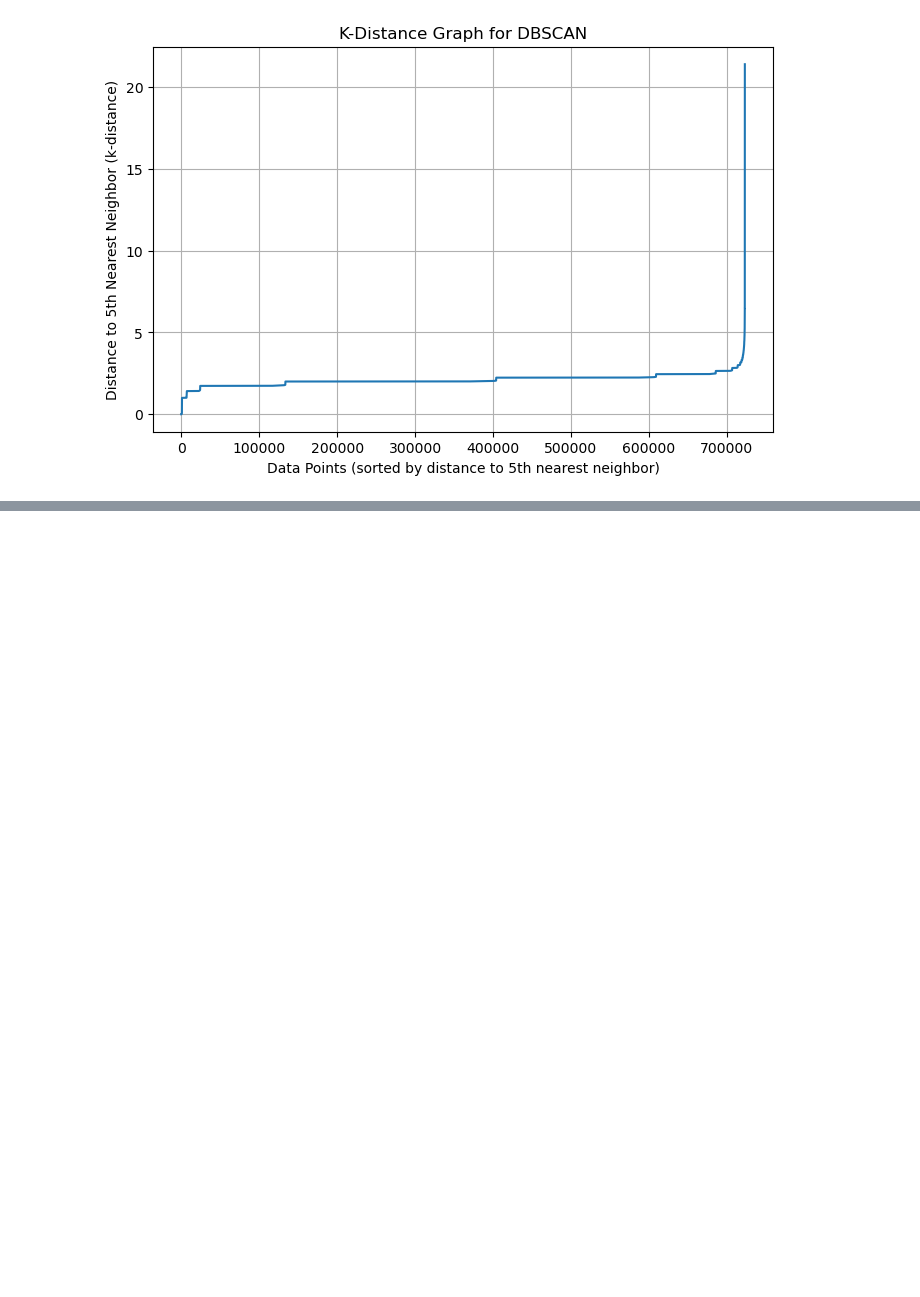
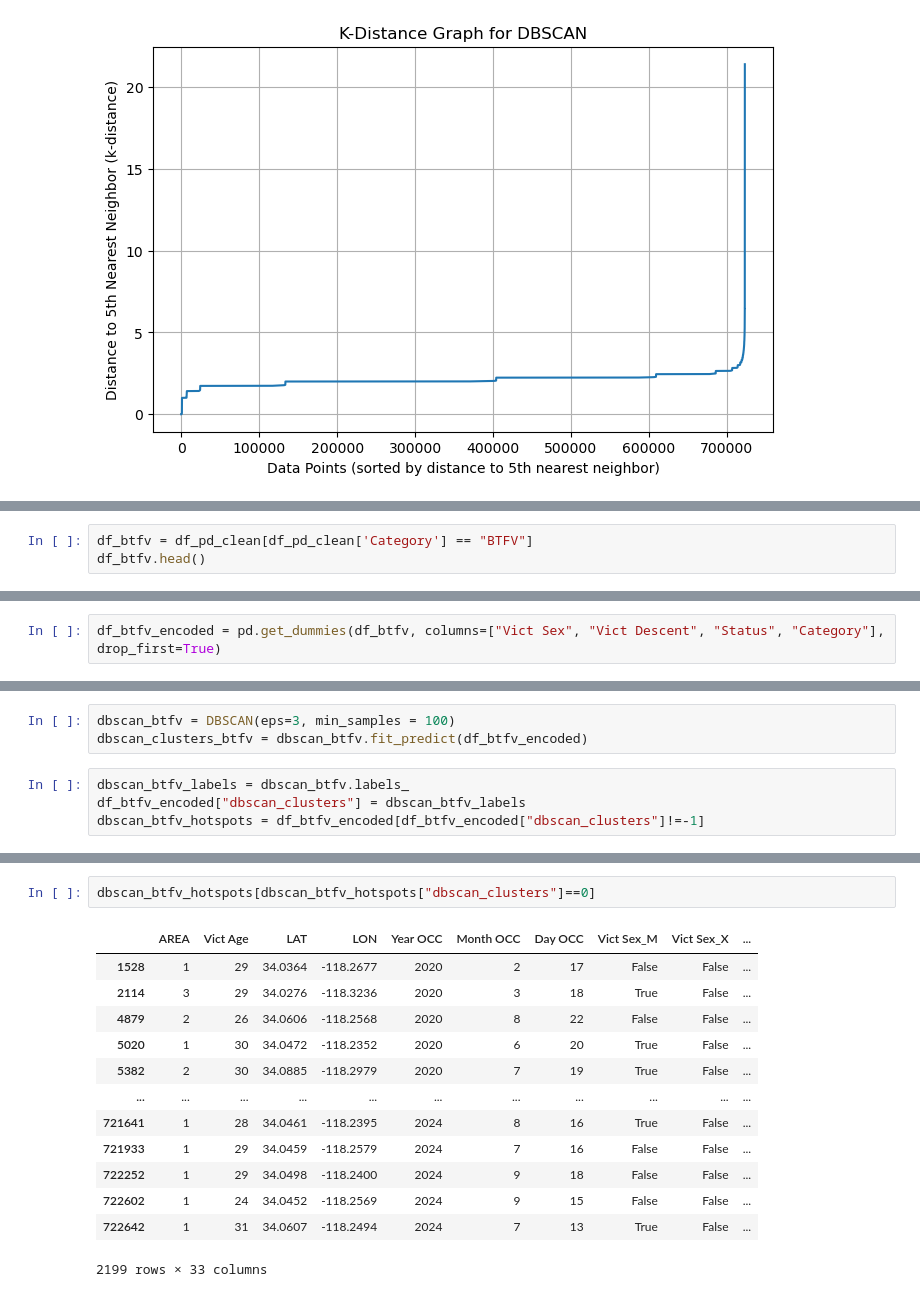
Before and after one commit to helloimsc/lapd-crime-spots, a Jupyter notebook: clustering_dbscan.ipynb, the cells around one changed output, grey strips where cells are left out. Cells and saved outputs as stored; diff of their text form; blank space fills up the shorter version.

```diff
--- a/clustering_dbscan.ipynb
+++ b/clustering_dbscan.ipynb
@@ -85,0 +141,3 @@ plt.show()
+# %%
+df_btfv = df_pd_clean[df_pd_clean['Category'] == "BTFV"]
+df_btfv.head()
@@ -85,0 +151,2 @@ plt.show()
+# %%
+df_btfv_encoded = pd.get_dummies(df_btfv, columns=["Vict Sex", "Vict Descent", "Status", "Category"], drop_first=True)
@@ -85,0 +155,7 @@ plt.show()
+# %%
+dbscan_btfv = DBSCAN(eps=3, min_samples = 100)
+dbscan_clusters_btfv = dbscan_btfv.fit_predict(df_btfv_encoded)
+# %%
+dbscan_btfv_labels = dbscan_btfv.labels_
+df_btfv_encoded["dbscan_clusters"] = dbscan_btfv_labels
+dbscan_btfv_hotspots = df_btfv_encoded[df_btfv_encoded["dbscan_clusters"]!=-1]
@@ -85,0 +179,16 @@ plt.show()
+# %%
+dbscan_btfv_hotspots[dbscan_btfv_hotspots["dbscan_clusters"]==0]
+# %% [output]
+|  | AREA | Vict Age | LAT | LON | Year OCC | Month OCC | Day OCC | Vict Sex_M | Vict Sex_X | ... |
+| 1528 | 1 | 29 | 34.0364 | -118.2677 | 2020 | 2 | 17 | False | False | ... |
+| 2114 | 3 | 29 | 34.0276 | -118.3236 | 2020 | 3 | 18 | True | False | ... |
+| 4879 | 2 | 26 | 34.0606 | -118.2568 | 2020 | 8 | 22 | False | False | ... |
+| 5020 | 1 | 30 | 34.0472 | -118.2352 | 2020 | 6 | 20 | True | False | ... |
+| 5382 | 2 | 30 | 34.0885 | -118.2979 | 2020 | 7 | 19 | True | False | ... |
+| ... | ... | ... | ... | ... | ... | ... | ... | ... | ... | ... |
+| 721641 | 1 | 28 | 34.0461 | -118.2395 | 2024 | 8 | 16 | True | False | ... |
+| 721933 | 1 | 29 | 34.0459 | -118.2579 | 2024 | 7 | 16 | False | False | ... |
+| 722252 | 1 | 29 | 34.0498 | -118.2400 | 2024 | 9 | 18 | False | False | ... |
+| 722602 | 1 | 24 | 34.0452 | -118.2569 | 2024 | 9 | 15 | False | False | ... |
+| 722642 | 1 | 31 | 34.0607 | -118.2494 | 2024 | 7 | 13 | True | False | ... |
+2199 rows × 33 columns
```
Also changed, not shown: parts of 38 cells of this notebook, 10 other files.
